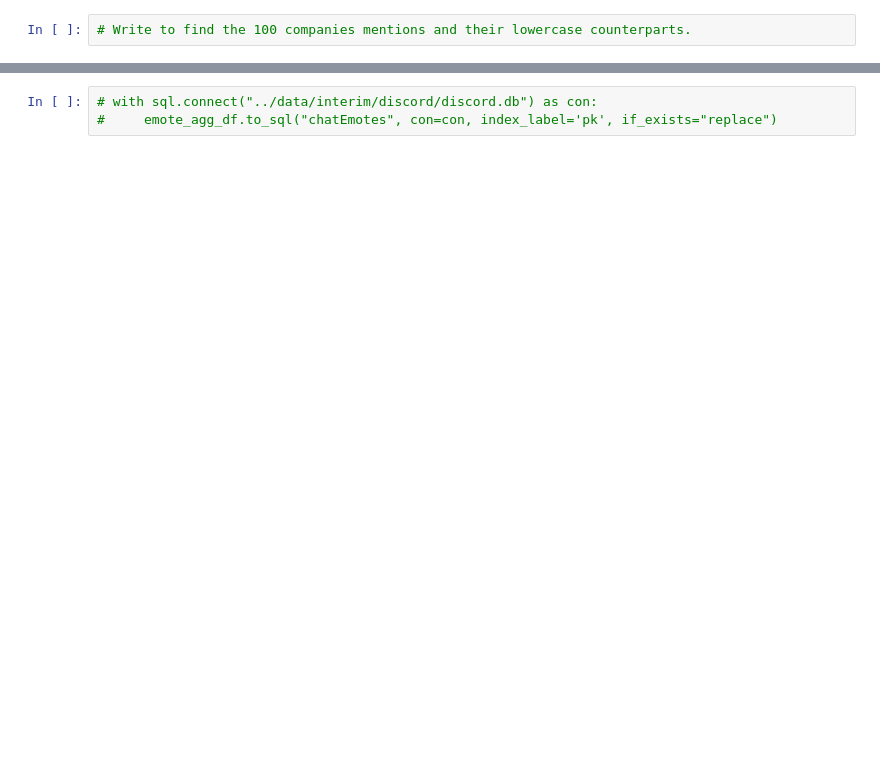
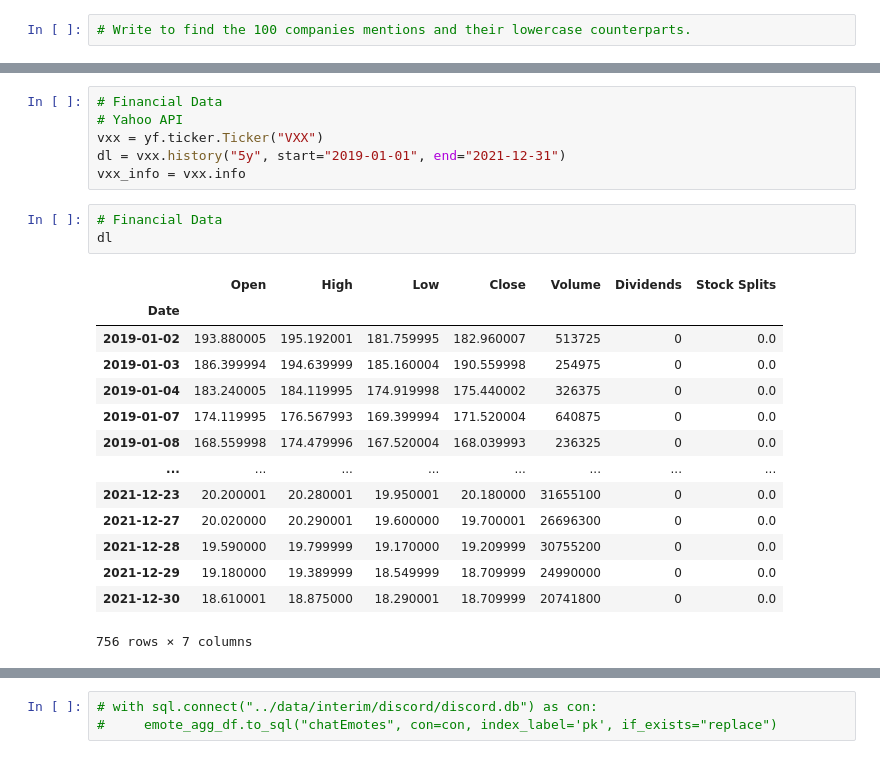
Before and after one commit to kyle-rgb/Discord_Project, a Jupyter notebook: notebooks/Data_Cleaning.ipynb, the cells around one changed output, grey strips where cells are left out. Saved outputs shown, nothing was run; the diff lists cells and outputs as text; blank space fills up the shorter version.

```diff
--- a/notebooks/Data_Cleaning.ipynb
+++ b/notebooks/Data_Cleaning.ipynb
@@ -2038,0 +1727,24 @@ emote_agg_df = emote_agg_df.assign(unicode_name = lambda e: e.emote.apply(lambda
+# %%
+# Financial Data
+# Yahoo API
+vxx = yf.ticker.Ticker("VXX")
+dl = vxx.history("5y", start="2019-01-01", end="2021-12-31")
+vxx_info = vxx.info
+# %%
+# Financial Data
+dl
+# %% [output]
+|  | Open | High | Low | Close | Volume | Dividends | Stock Splits |
+| Date |  |  |  |  |  |  |  |
+| 2019-01-02 | 193.880005 | 195.192001 | 181.759995 | 182.960007 | 513725 | 0 | 0.0 |
+| 2019-01-03 | 186.399994 | 194.639999 | 185.160004 | 190.559998 | 254975 | 0 | 0.0 |
+| 2019-01-04 | 183.240005 | 184.119995 | 174.919998 | 175.440002 | 326375 | 0 | 0.0 |
+| 2019-01-07 | 174.119995 | 176.567993 | 169.399994 | 171.520004 | 640875 | 0 | 0.0 |
+| 2019-01-08 | 168.559998 | 174.479996 | 167.520004 | 168.039993 | 236325 | 0 | 0.0 |
+| ... | ... | ... | ... | ... | ... | ... | ... |
+| 2021-12-23 | 20.200001 | 20.280001 | 19.950001 | 20.180000 | 31655100 | 0 | 0.0 |
+| 2021-12-27 | 20.020000 | 20.290001 | 19.600000 | 19.700001 | 26696300 | 0 | 0.0 |
+| 2021-12-28 | 19.590000 | 19.799999 | 19.170000 | 19.209999 | 30755200 | 0 | 0.0 |
+| 2021-12-29 | 19.180000 | 19.389999 | 18.549999 | 18.709999 | 24990000 | 0 | 0.0 |
+| 2021-12-30 | 18.610001 | 18.875000 | 18.290001 | 18.709999 | 20741800 | 0 | 0.0 |
+756 rows × 7 columns
```
Also changed, not shown: parts of 607 cells of this notebook, 48 other files.
